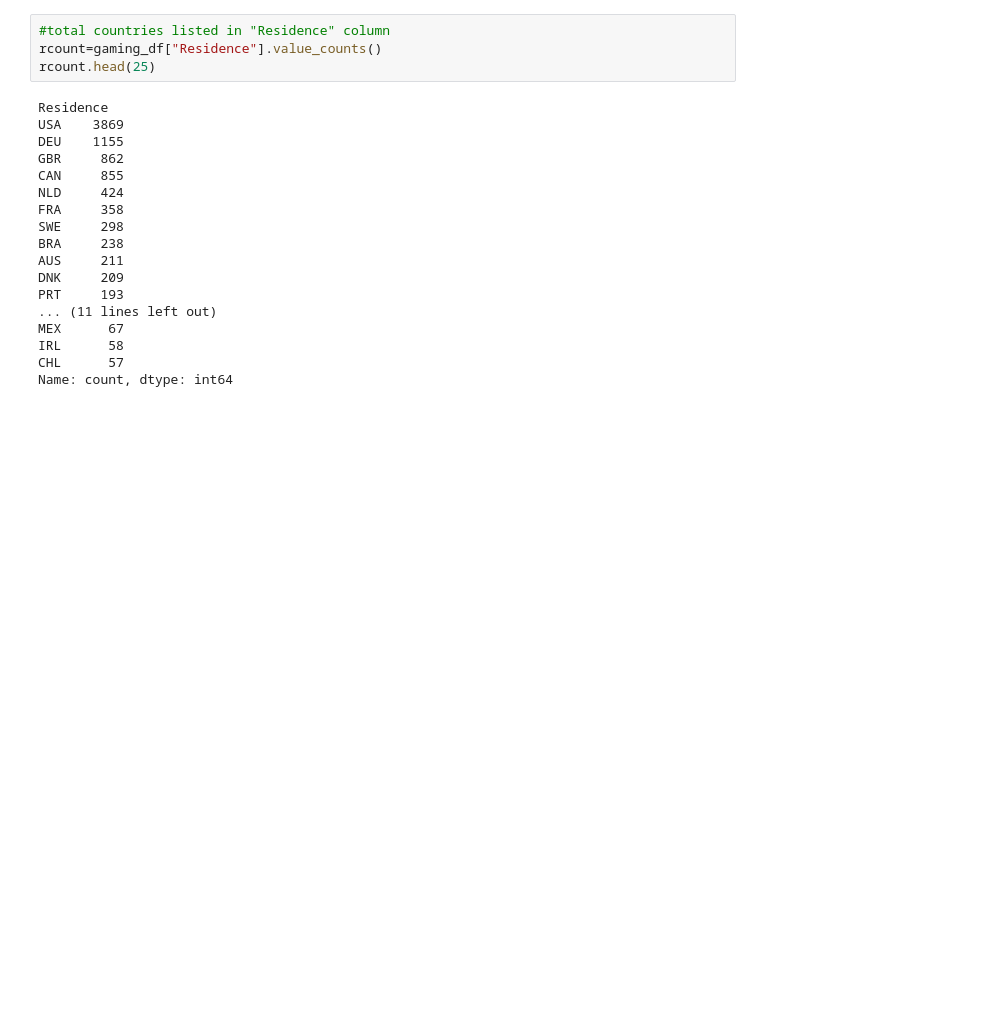
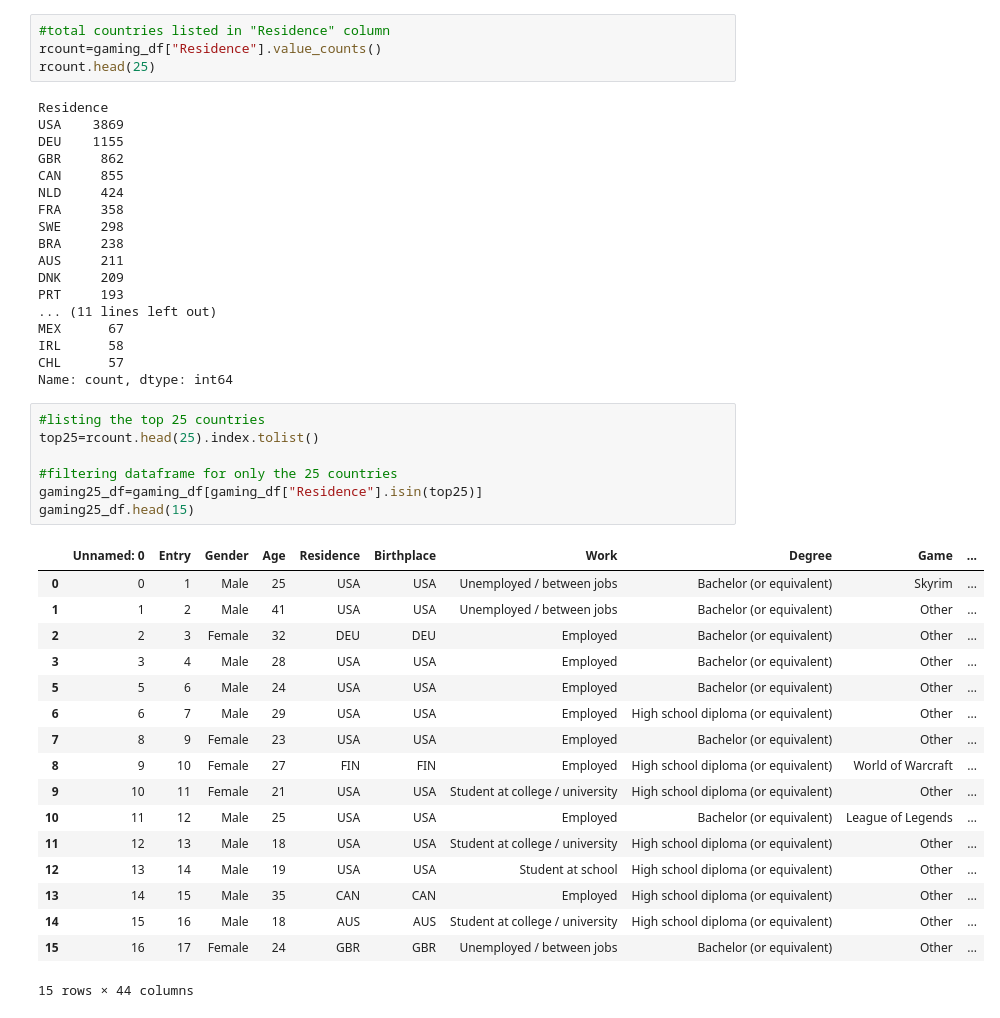
Before and after one commit to ComfyKoala/Project_1_Group_1, a Jupyter notebook: maribels_analysis/maribels_analysis.ipynb, the cells around one changed output. Drawn from its saved outputs; the diff is of its cells as text; blank space fills up the shorter version.

```diff
--- a/maribels_analysis/maribels_analysis.ipynb
+++ b/maribels_analysis/maribels_analysis.ipynb
@@ -146,3 +146,28 @@ MEX      67
 IRL      58
 CHL      57
 Name: count, dtype: int64
+# %%
+#listing the top 25 countries
+top25=rcount.head(25).index.tolist()
+
+#filtering dataframe for only the 25 countries
+gaming25_df=gaming_df[gaming_df["Residence"].isin(top25)]
+gaming25_df.head(15)
+# %% [output]
+|  | Unnamed: 0 | Entry | Gender | Age | Residence | Birthplace | Work | Degree | Game | ... |
+| 0 | 0 | 1 | Male | 25 | USA | USA | Unemployed / between jobs | Bachelor (or equivalent) | Skyrim | ... |
+| 1 | 1 | 2 | Male | 41 | USA | USA | Unemployed / between jobs | Bachelor (or equivalent) | Other | ... |
+| 2 | 2 | 3 | Female | 32 | DEU | DEU | Employed | Bachelor (or equivalent) | Other | ... |
+| 3 | 3 | 4 | Male | 28 | USA | USA | Employed | Bachelor (or equivalent) | Other | ... |
+| 5 | 5 | 6 | Male | 24 | USA | USA | Employed | Bachelor (or equivalent) | Other | ... |
+| 6 | 6 | 7 | Male | 29 | USA | USA | Employed | High school diploma (or equivalent) | Other | ... |
+| 7 | 8 | 9 | Female | 23 | USA | USA | Employed | Bachelor (or equivalent) | Other | ... |
+| 8 | 9 | 10 | Female | 27 | FIN | FIN | Employed | High school diploma (or equivalent) | World of Warcraft | ... |
+| 9 | 10 | 11 | Female | 21 | USA | USA | Student at college / university | High school diploma (or equivalent) | Other | ... |
+| 10 | 11 | 12 | Male | 25 | USA | USA | Employed | Bachelor (or equivalent) | League of Legends | ... |
+| 11 | 12 | 13 | Male | 18 | USA | USA | Student at college / university | High school diploma (or equivalent) | Other | ... |
+| 12 | 13 | 14 | Male | 19 | USA | USA | Student at school | High school diploma (or equivalent) | Other | ... |
+| 13 | 14 | 15 | Male | 35 | CAN | CAN | Employed | High school diploma (or equivalent) | Other | ... |
+| 14 | 15 | 16 | Male | 18 | AUS | AUS | Student at college / university | High school diploma (or equivalent) | Other | ... |
+| 15 | 16 | 17 | Female | 24 | GBR | GBR | Unemployed / between jobs | Bachelor (or equivalent) | Other | ... |
+15 rows × 44 columns
```
Also changed, not shown: parts of 3 cells of this notebook.
